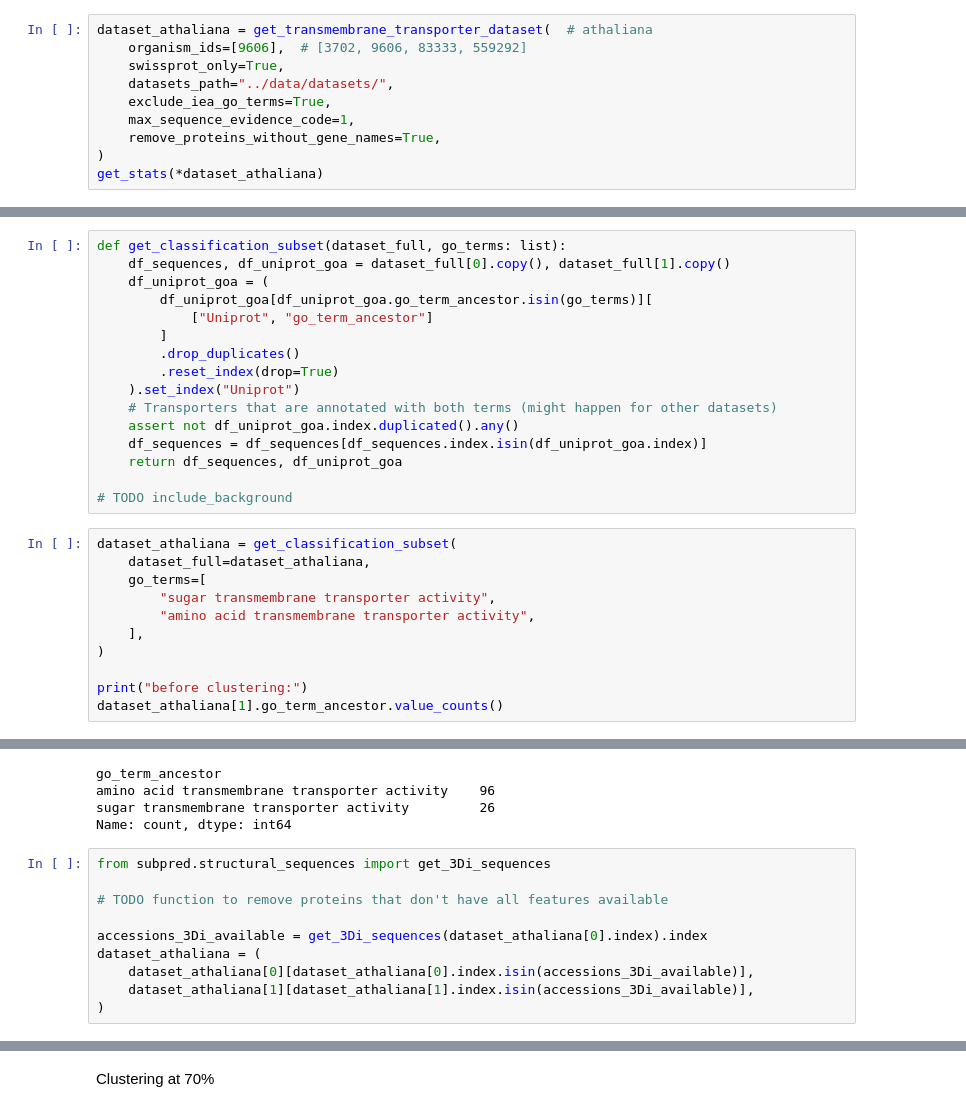
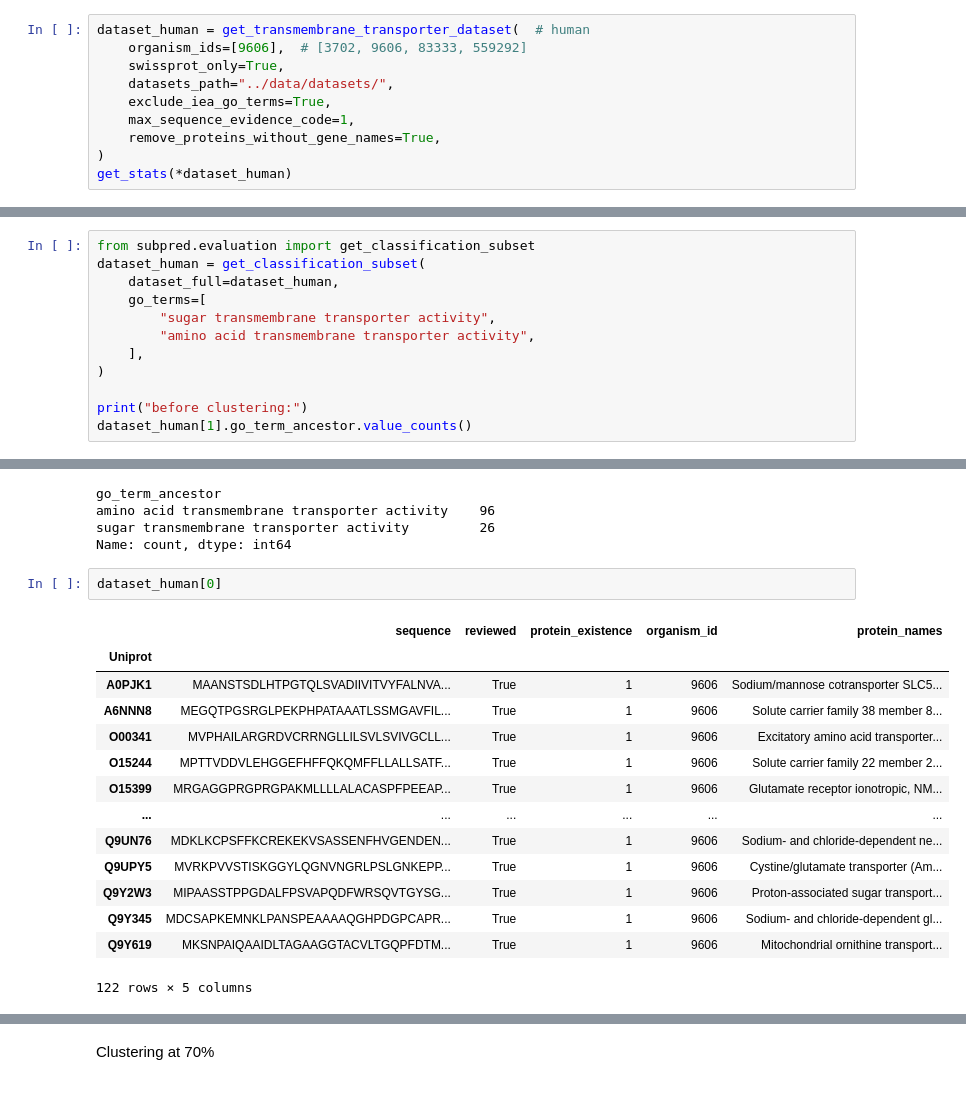
Before and after one commit to adenger/subpred_dl, a Jupyter notebook: notebooks/svm_human.ipynb, the cells around one changed output, grey strips where cells are left out. Saved outputs shown, nothing was run; the diff lists cells and outputs as text.

```diff
--- a/notebooks/svm_tests_meta.ipynb
+++ b/notebooks/svm_human.ipynb
@@ -15,7 +38,7 @@ from subpred.protein_go_datasets import get_transmembrane_transporter_dataset, g
 # %% [markdown]
 ## Filtered Subset
 # %%
-dataset_athaliana = get_transmembrane_transporter_dataset(  # athaliana
+dataset_human = get_transmembrane_transporter_dataset(  # human
     organism_ids=[9606],  # [3702, 9606, 83333, 559292]
     swissprot_only=True,
     datasets_path="../data/datasets/",
@@ -23,7 +46,7 @@ dataset_athaliana = get_transmembrane_transporter_dataset(  # athaliana
     max_sequence_evidence_code=1,
     remove_proteins_without_gene_names=True,
 )
-get_stats(*dataset_athaliana)
+get_stats(*dataset_human)
 # %% [output]
 cd-hit: clustered 1121 sequences into 846 clusters at threshold 50
 cd-hit: clustered 1121 sequences into 1039 clusters at threshold 70
@@ -38,25 +61,10 @@ cd-hit: clustered 1121 sequences into 1118 clusters at threshold 100
 |  |  |  |  | None | 1121 | 570 |
 # %% [markdown]
 ## Sugar/Amino subset
-# %%
-def get_classification_subset(dataset_full, go_terms: list):
-    df_sequences, df_uniprot_goa = dataset_full[0].copy(), dataset_full[1].copy()
-    df_uniprot_goa = (
-        df_uniprot_goa[df_uniprot_goa.go_term_ancestor.isin(go_terms)][
-            ["Uniprot", "go_term_ancestor"]
-        ]
-        .drop_duplicates()
-        .reset_index(drop=True)
-    ).set_index("Uniprot")
-    # Transporters that are annotated with both terms (might happen for other datasets)
-    assert not df_uniprot_goa.index.duplicated().any()
-    df_sequences = df_sequences[df_sequences.index.isin(df_uniprot_goa.index)]
-    return df_sequences, df_uniprot_goa
-
-# TODO include_background
 # %%
-dataset_athaliana = get_classification_subset(
-    dataset_full=dataset_athaliana,
+from subpred.evaluation import get_classification_subset
+dataset_human = get_classification_subset(
+    dataset_full=dataset_human,
     go_terms=[
         "sugar transmembrane transporter activity",
         "amino acid transmembrane transporter activity",
@@ -64,20 +72,27 @@ dataset_athaliana = get_classification_subset(
 )
 
 print("before clustering:")
-dataset_athaliana[1].go_term_ancestor.value_counts()
+dataset_human[1].go_term_ancestor.value_counts()
 # %% [output]
 before clustering:
 go_term_ancestor
 amino acid transmembrane transporter activity    96
 sugar transmembrane transporter activity         26
 Name: count, dtype: int64
-# %%
-from subpred.structural_sequences import get_3Di_sequences
-
-# TODO function to remove proteins that don't have all features available
-
-accessions_3Di_available = get_3Di_sequences(dataset_athaliana[0].index).index
-dataset_athaliana = (
-    dataset_athaliana[0][dataset_athaliana[0].index.isin(accessions_3Di_available)],
-    dataset_athaliana[1][dataset_athaliana[1].index.isin(accessions_3Di_available)],
-)
+# %%
+dataset_human[0]
+# %% [output]
+|  | sequence | reviewed | protein_existence | organism_id | protein_names |
+| Uniprot |  |  |  |  |  |
+| A0PJK1 | MAANSTSDLHTPGTQLSVADIIVITVYFALNVA... | True | 1 | 9606 | Sodium/mannose cotransporter SLC5... |
+| A6NNN8 | MEGQTPGSRGLPEKPHPATAAATLSSMGAVFIL... | True | 1 | 9606 | Solute carrier family 38 member 8... |
+| O00341 | MVPHAILARGRDVCRRNGLLILSVLSVIVGCLL... | True | 1 | 9606 | Excitatory amino acid transporter... |
+| O15244 | MPTTVDDVLEHGGEFHFFQKQMFFLLALLSATF... | True | 1 | 9606 | Solute carrier family 22 member 2... |
+| O15399 | MRGAGGPRGPRGPAKMLLLLALACASPFPEEAP... | True | 1 | 9606 | Glutamate receptor ionotropic, NM... |
+| ... | ... | ... | ... | ... | ... |
+| Q9UN76 | MDKLKCPSFFKCREKEKVSASSENFHVGENDEN... | True | 1 | 9606 | Sodium- and chloride-dependent ne... |
+| Q9UPY5 | MVRKPVVSTISKGGYLQGNVNGRLPSLGNKEPP... | True | 1 | 9606 | Cystine/glutamate transporter (Am... |
+| Q9Y2W3 | MIPAASSTPPGDALFPSVAPQDFWRSQVTGYSG... | True | 1 | 9606 | Proton-associated sugar transport... |
+| Q9Y345 | MDCSAPKEMNKLPANSPEAAAAQGHPDGPCAPR... | True | 1 | 9606 | Sodium- and chloride-dependent gl... |
+| Q9Y619 | MKSNPAIQAAIDLTAGAAGGTACVLTGQPFDTM... | True | 1 | 9606 | Mitochondrial ornithine transport... |
+122 rows × 5 columns
```
Also changed, not shown: parts of 10 cells of this notebook, 2 other files.
